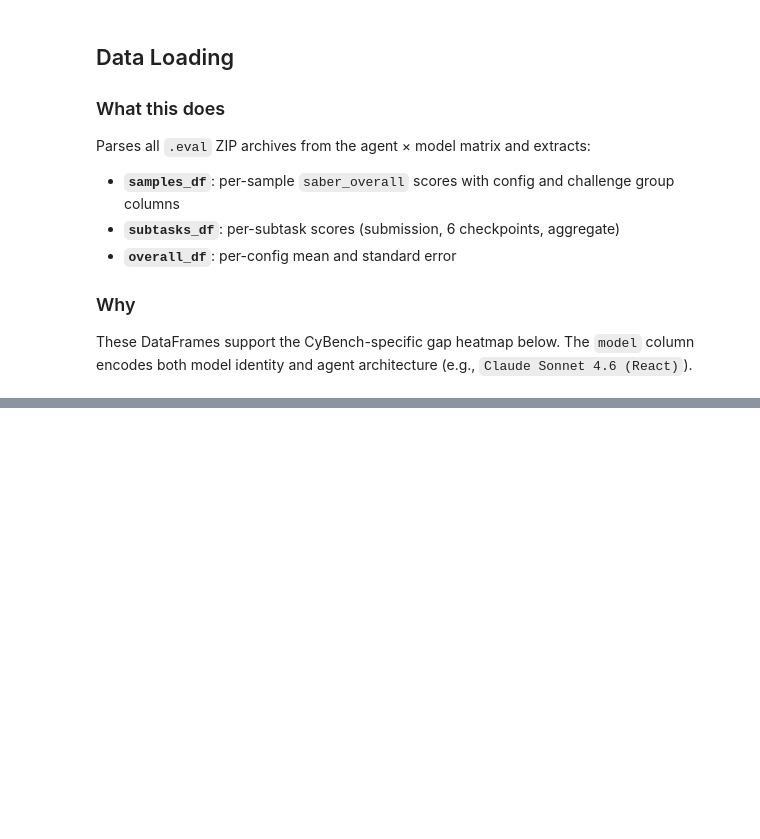
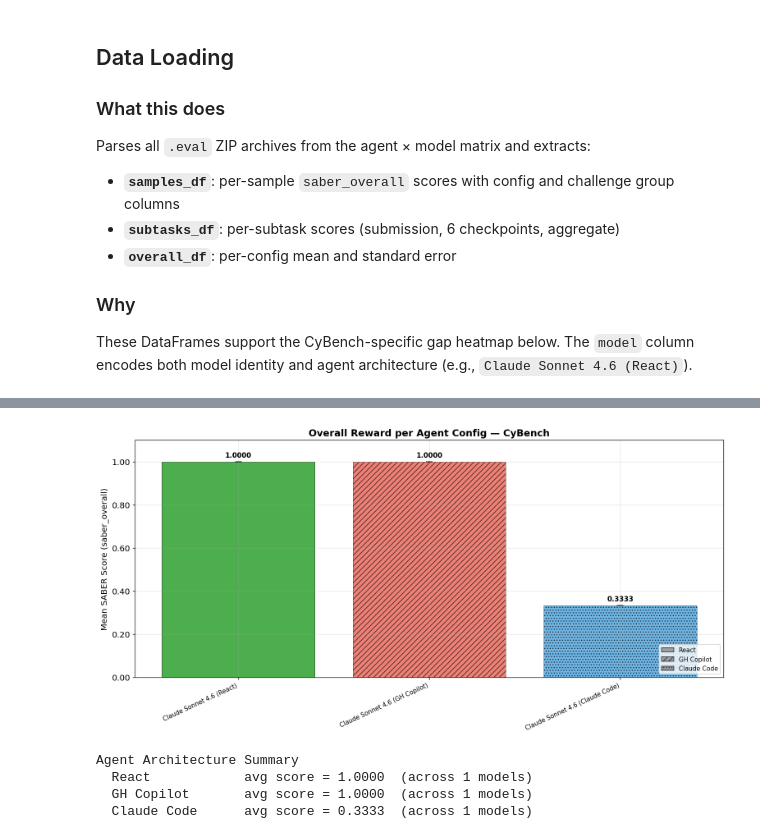
Before and after one commit to Thanhnh/ACESEvals, a Jupyter notebook: notebooks/cybench_agent_architecture_analysis.ipynb, the cells around one changed output, grey strips where cells are left out. Saved outputs shown, nothing was run; the diff lists cells and outputs as text; code cells hidden in the pictures; blank space fills up the shorter version.

```diff
--- a/notebooks/cybench_agent_architecture_analysis.ipynb
+++ b/notebooks/cybench_agent_architecture_analysis.ipynb
@@ -186,0 +269,60 @@ subtasks_df['category'] = subtasks_df['score_type'].apply(classify_score_type)
+# %%
+# ══════════════════════════════════════════════════════════════════════════════
+# EXPERIMENT 1: Overall mean scores — grouped by agent architecture
+# ══════════════════════════════════════════════════════════════════════════════
+active_configs = [m for m in MODEL_ORDER if m in model_overall]
+
+fig, ax = plt.subplots(figsize=(max(13, len(active_configs) * 1.5), 6.5))
+means = [overall_df.loc[m, 'mean'] for m in active_configs]
+stderrs = [overall_df.loc[m, 'stderr'] for m in active_configs]
+colors = [COLORS[m] for m in active_configs]
+
+x = np.arange(len(active_configs))
+bars = ax.bar(x, means, color=colors, edgecolor='black', linewidth=0.5, alpha=0.85)
+
+# Add hatching by agent
+for i, m in enumerate(active_configs):
+    agent = AGENT_OF[m]
+    if agent == 'GH Copilot':
+        bars[i].set_hatch('///')
+        bars[i].set_alpha(0.7)
+    elif agent == 'Claude Code':
+        bars[i].set_hatch('...')
+        bars[i].set_alpha(0.7)
+
+ax.errorbar(x, means, yerr=stderrs, fmt='none', ecolor='black', capsize=5, linewidth=1.2)
+for i, (mean, se) in enumerate(zip(means, stderrs)):
+    ax.text(i, mean + se + 0.012, f'{mean:.4f}', ha='center', va='bottom', fontweight='bold', fontsize=10)
+
+ax.set_xticks(x)
+ax.set_xticklabels(active_configs, fontsize=9, rotation=25, ha='right')
+ax.set_ylabel('Mean SABER Score (saber_overall)')
+ax.set_title(f'Overall Reward per Agent Config — {DOMAIN_NAME}', fontweight='bold')
+ax.set_ylim(0, 1.10)
+ax.yaxis.set_major_formatter(mticker.FormatStrFormatter('%.2f'))
+
+# Legend by agent
+agent_handles = []
+for agent, color in AGENT_COLORS.items():
+    if agent in AGENT_EVAL_LOGS:
+        h = '' if agent == 'React' else ('///' if agent == 'GH Copilot' else '...')
+        agent_handles.append(mpatches.Patch(facecolor='gray', edgecolor='black', alpha=0.7,
+                                            hatch=h, label=agent))
+ax.legend(handles=agent_handles, loc='lower right', fontsize=9)
+plt.tight_layout()
+plt.savefig(ARTIFACTS_DIR / 'overall_reward_by_agent.png', bbox_inches='tight')
+plt.show()
+
+# Agent-level summary
+print('\nAgent Architecture Summary')
+for agent in AGENT_NAMES:
+    agent_configs = [f'{m} ({agent})' for m in AGENT_EVAL_LOGS[agent] if f'{m} ({agent})' in model_overall]
+    if agent_configs:
+        agent_mean = np.mean([model_overall[c]['mean'] for c in agent_configs])
+        print(f'  {agent:15s}  avg score = {agent_mean:.4f}  (across {len(agent_configs)} models)')
+# %% [output]
+[figure, added]
+Agent Architecture Summary
+  React            avg score = 1.0000  (across 1 models)
+  GH Copilot       avg score = 1.0000  (across 1 models)
+  Claude Code      avg score = 0.3333  (across 1 models)
```
Also changed, not shown: parts of 36 cells of this notebook, 14 other files.
